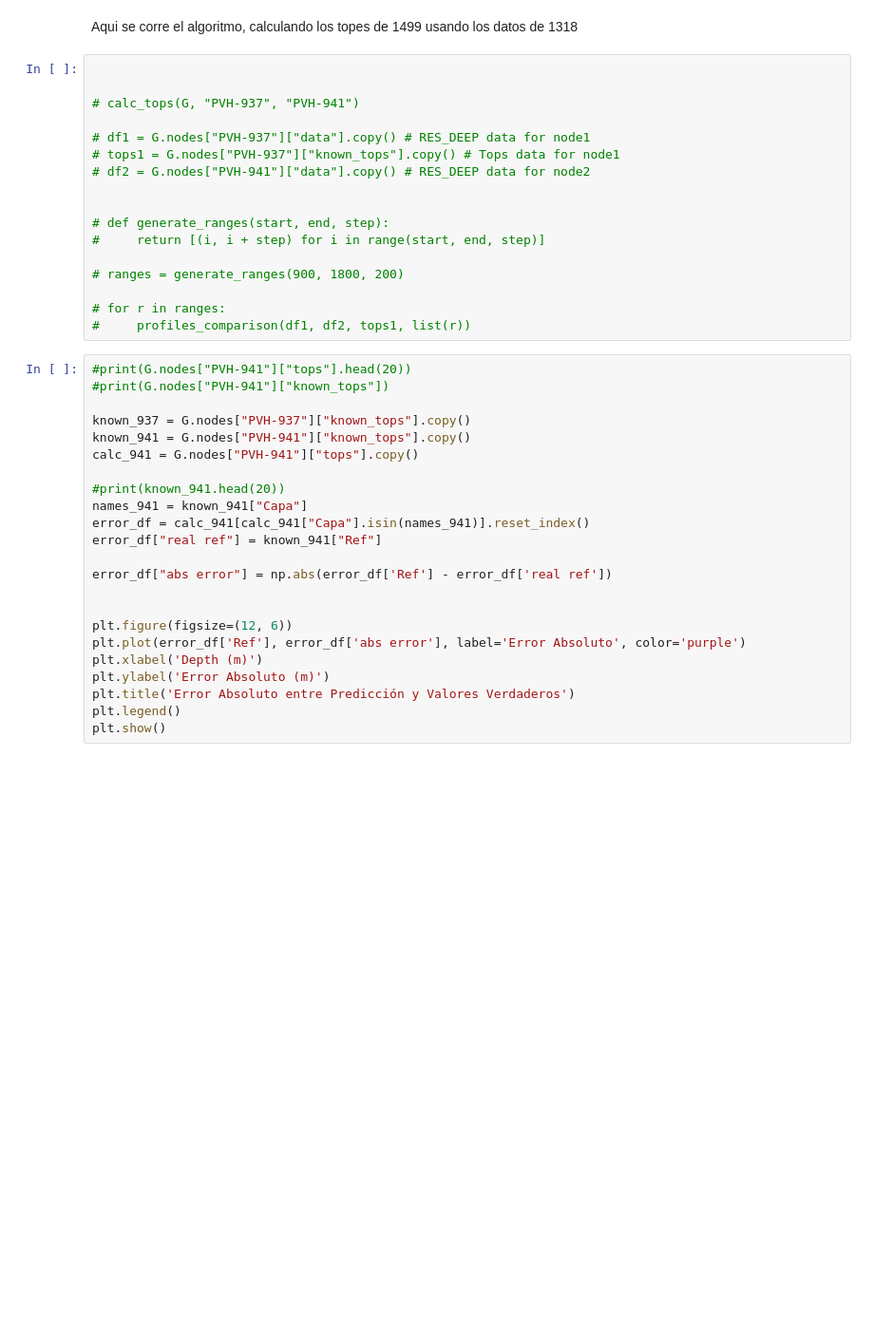
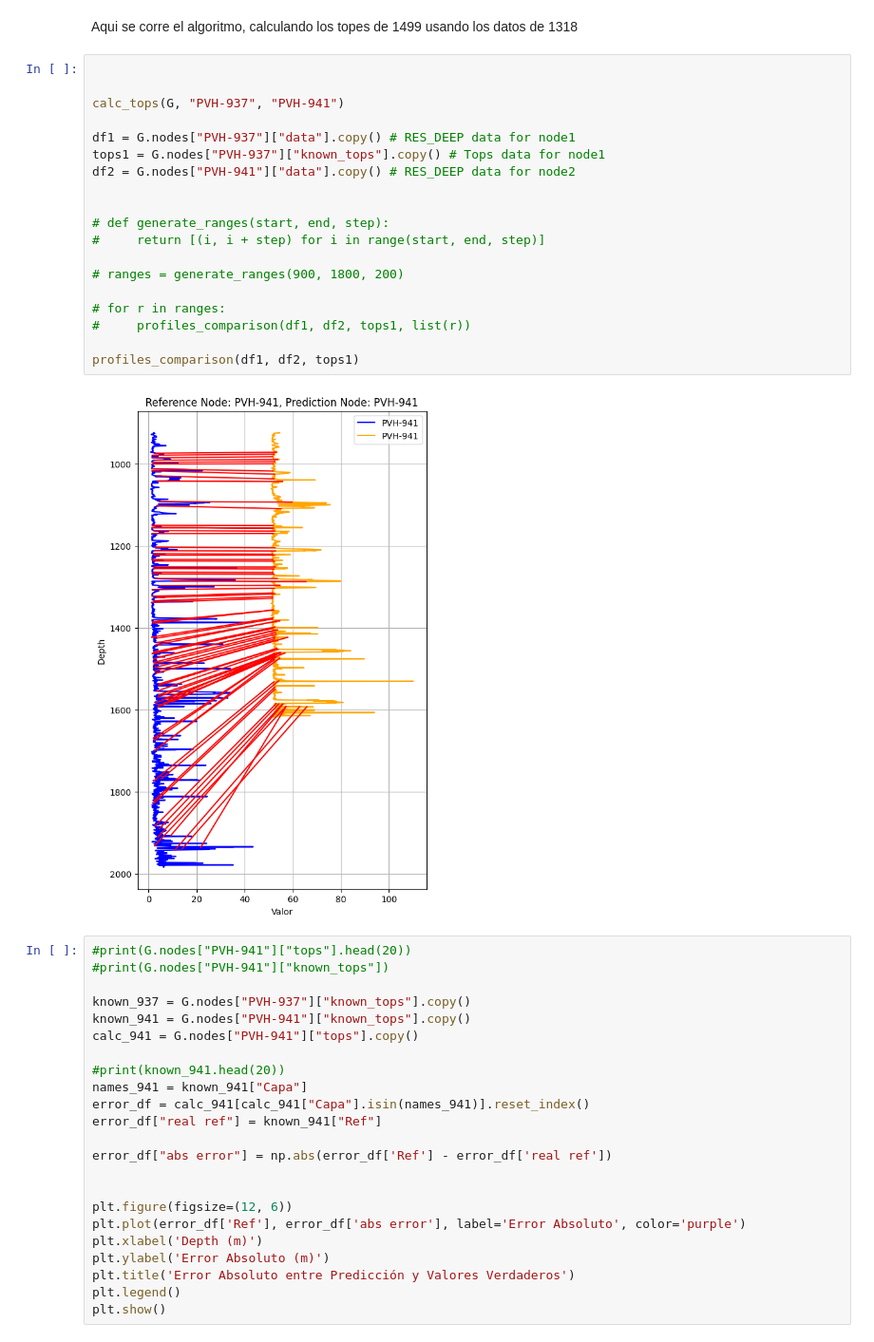
Before and after one commit to scast3/dtw_tool, a Jupyter notebook: more_nodes.ipynb, the cells around one changed output. Shown at 95% size. Drawn from its saved outputs; the diff is of its cells as text; blank space fills up the shorter version.

```diff
--- a/more_nodes.ipynb
+++ b/more_nodes.ipynb
@@ -390,20 +448,24 @@ Aqui se corre el algoritmo, calculando los topes de 1499 usando los datos de 131
 # %%
 
 
-# calc_tops(G, "PVH-937", "PVH-941")
+calc_tops(G, "PVH-937", "PVH-941")
 
-# df1 = G.nodes["PVH-937"]["data"].copy() # RES_DEEP data for node1
-# tops1 = G.nodes["PVH-937"]["known_tops"].copy() # Tops data for node1
-# df2 = G.nodes["PVH-941"]["data"].copy() # RES_DEEP data for node2
+df1 = G.nodes["PVH-937"]["data"].copy() # RES_DEEP data for node1
+tops1 = G.nodes["PVH-937"]["known_tops"].copy() # Tops data for node1
+df2 = G.nodes["PVH-941"]["data"].copy() # RES_DEEP data for node2
 
 
 # def generate_ranges(start, end, step):
 #     return [(i, i + step) for i in range(start, end, step)]
 
 # ranges = generate_ranges(900, 1800, 200)
 
 # for r in ranges:
 #     profiles_comparison(df1, df2, tops1, list(r))
+
+profiles_comparison(df1, df2, tops1)
+# %% [output]
+[figure, added]
 # %%
 #print(G.nodes["PVH-941"]["tops"].head(20))
 #print(G.nodes["PVH-941"]["known_tops"])
```
Also changed, not shown: parts of 5 cells of this notebook.
